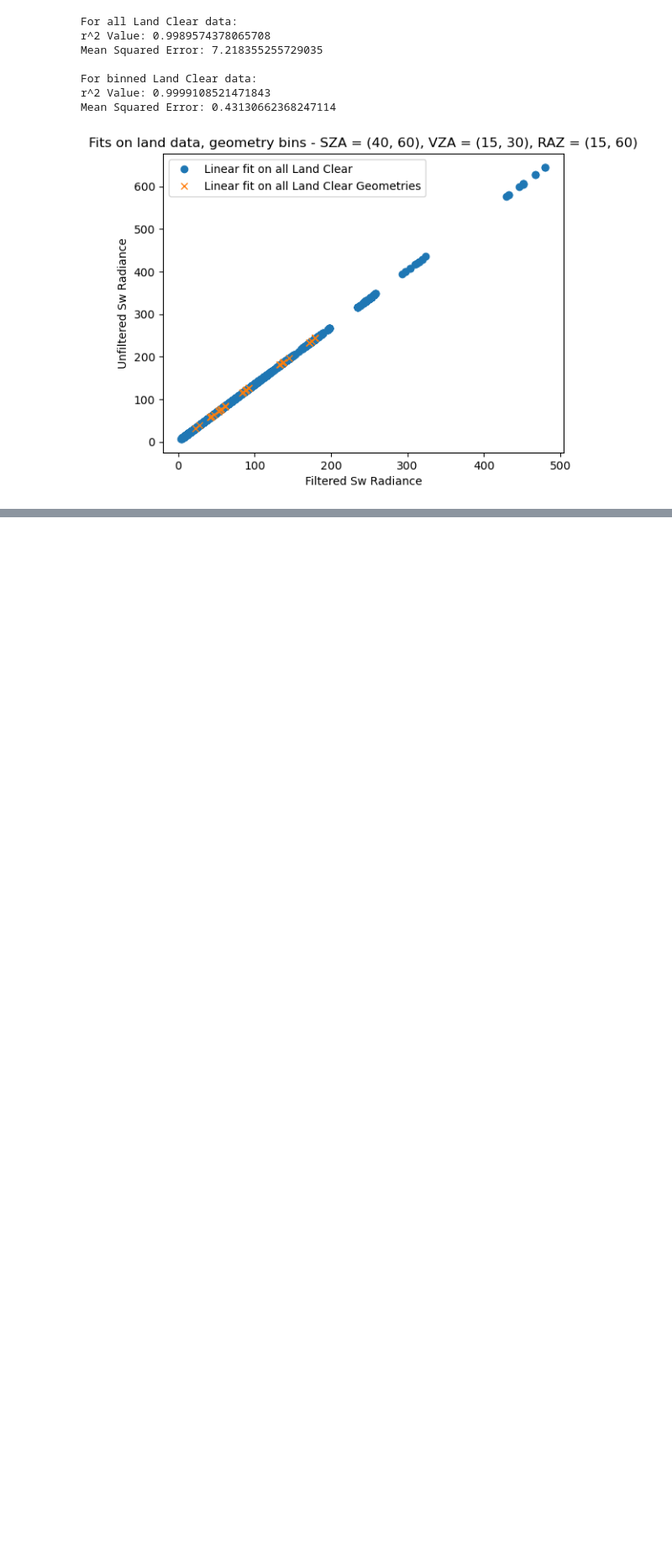
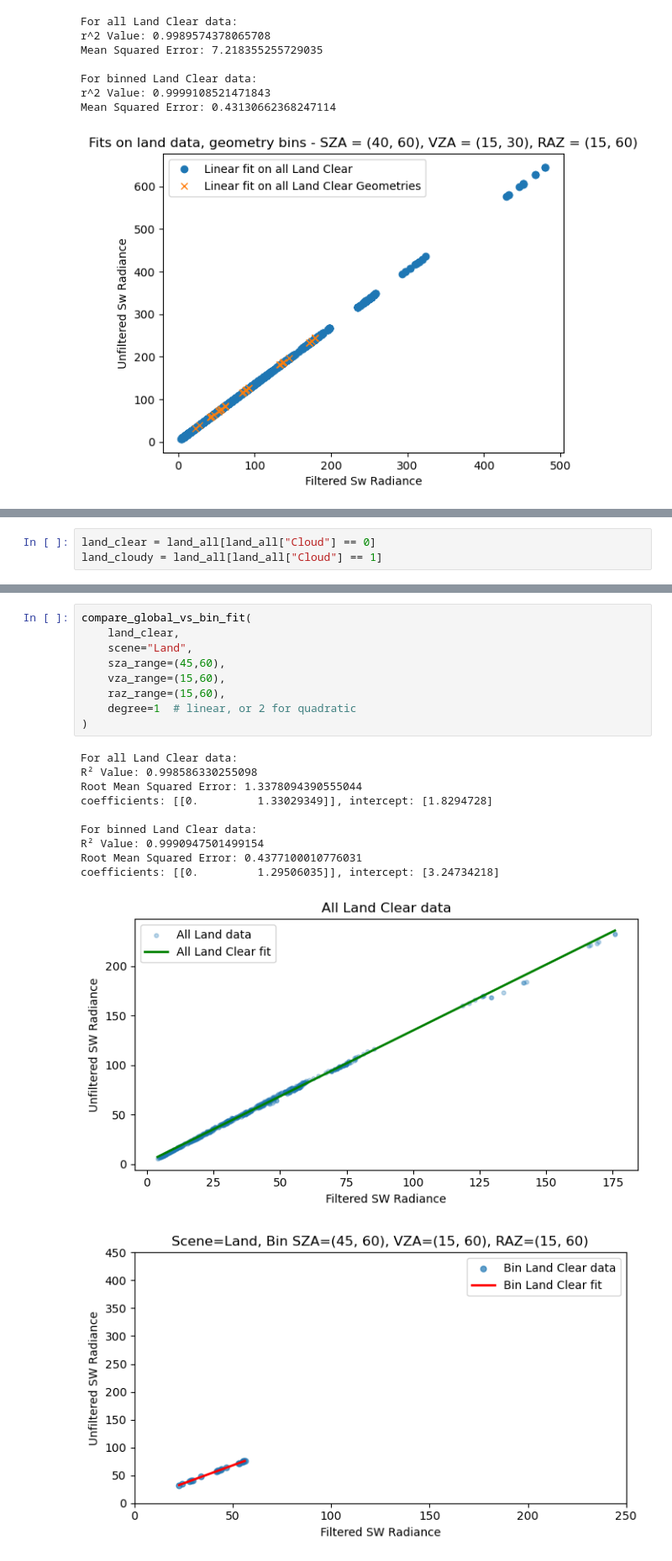
Before and after one commit to LASP-Libera/libera_unfiltering, a Jupyter notebook: validation.ipynb, the cells around one changed output, grey strips where cells are left out. Shown at 84% size. Drawn from its saved outputs; the diff is of its cells as text; blank space fills up the shorter version.

```diff
--- a/validation.ipynb
+++ b/validation.ipynb
@@ -1229,0 +1254,3 @@ Mean Squared Error: 0.6567393879481199
+# %%
+land_clear = land_all[land_all["Cloud"] == 0]
+land_cloudy = land_all[land_all["Cloud"] == 1]
@@ -1229,0 +1287,21 @@ Mean Squared Error: 0.6567393879481199
+# %%
+compare_global_vs_bin_fit(
+    land_clear,
+    scene="Land",
+    sza_range=(45,60),
+    vza_range=(15,60),
+    raz_range=(15,60),
+    degree=1  # linear, or 2 for quadratic
+)
+# %% [output]
+For all Land Clear data:
+R² Value: 0.998586330255098
+Root Mean Squared Error: 1.3378094390555044
+coefficients: [[0.         1.33029349]], intercept: [1.8294728]
+
+For binned Land Clear data:
+R² Value: 0.9990947501499154
+Root Mean Squared Error: 0.4377100010776031
+coefficients: [[0.         1.29506035]], intercept: [3.24734218]
+[figure, added]
+[figure, added]
```
Also changed, not shown: parts of 7 cells of this notebook.
